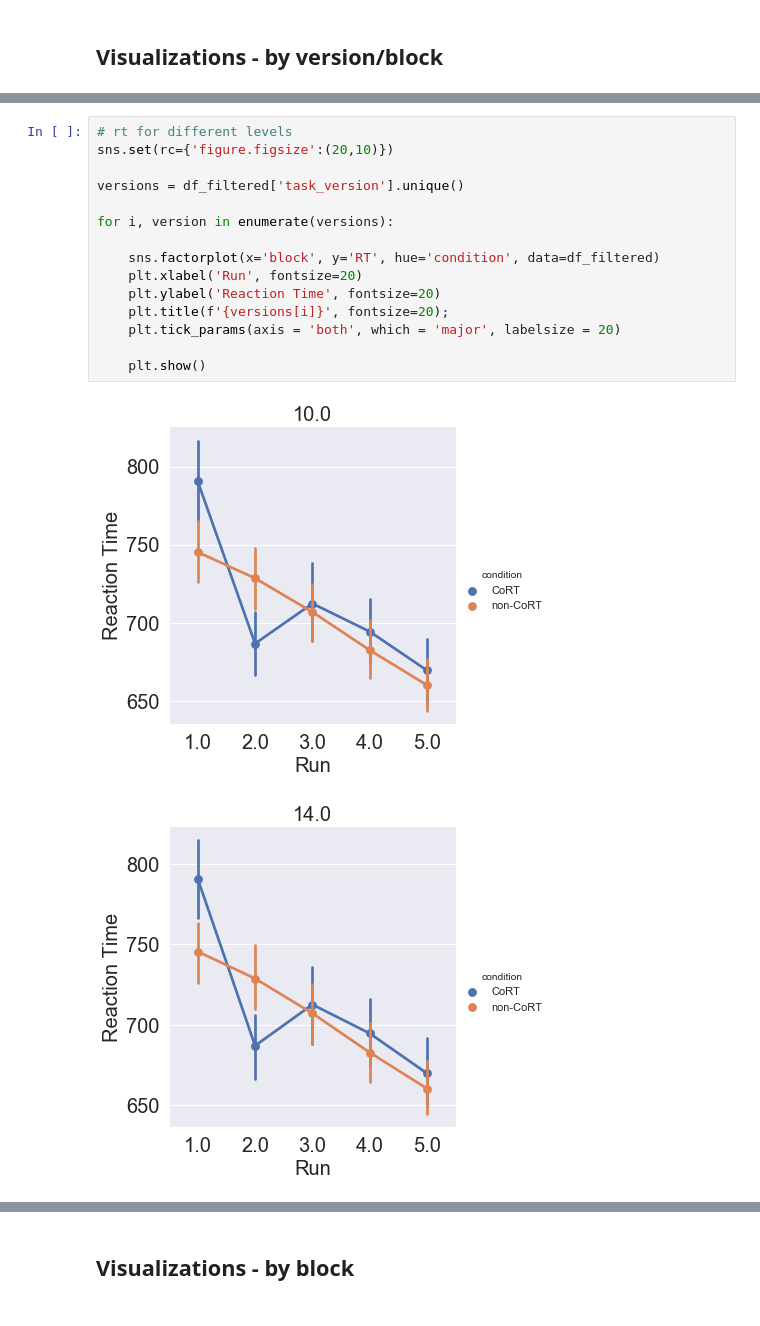
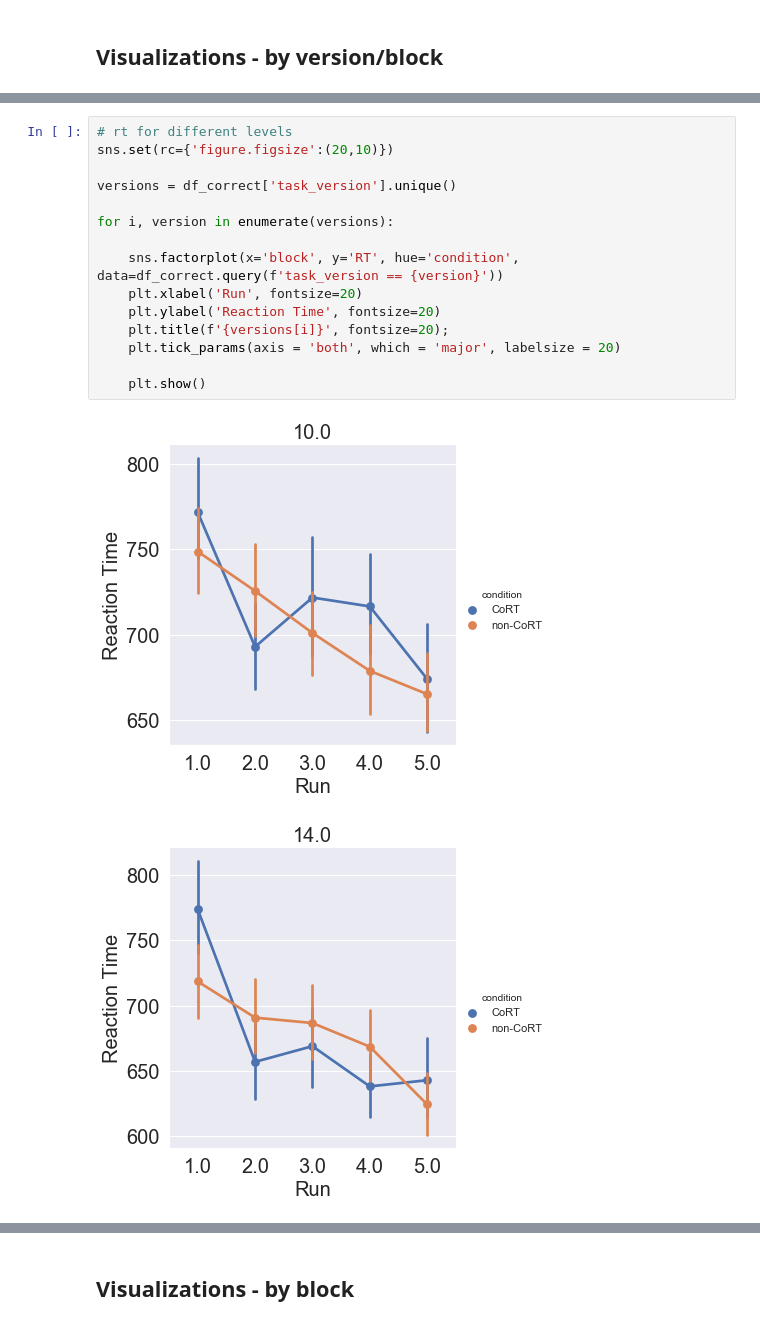
Before and after one commit to sbruinsma1/cort_language, a Jupyter notebook: notebooks/scratch_paper.ipynb, the cells around one changed output, grey strips where cells are left out. Drawn from its saved outputs; the diff is of its cells as text.

```diff
--- a/notebooks/scratch_paper.ipynb
+++ b/notebooks/scratch_paper.ipynb
@@ -245,18 +222,18 @@ plt.show()
 # %%
 # rt for different levels
 sns.set(rc={'figure.figsize':(20,10)})
 
-versions = df_filtered['task_version'].unique()
+versions = df_correct['task_version'].unique()
 
 for i, version in enumerate(versions):
 
-    sns.factorplot(x='block', y='RT', hue='condition', data=df_filtered)
+    sns.factorplot(x='block', y='RT', hue='condition', data=df_correct.query(f'task_version == {version}'))
     plt.xlabel('Run', fontsize=20)
     plt.ylabel('Reaction Time', fontsize=20)
     plt.title(f'{versions[i]}', fontsize=20);
     plt.tick_params(axis = 'both', which = 'major', labelsize = 20)
 
     plt.show()
 # %% [output]
-[figure, old version]
+[figure, new version]
-[figure, old version]
+[figure, new version]
```
Also changed, not shown: parts of 13 cells of this notebook.
